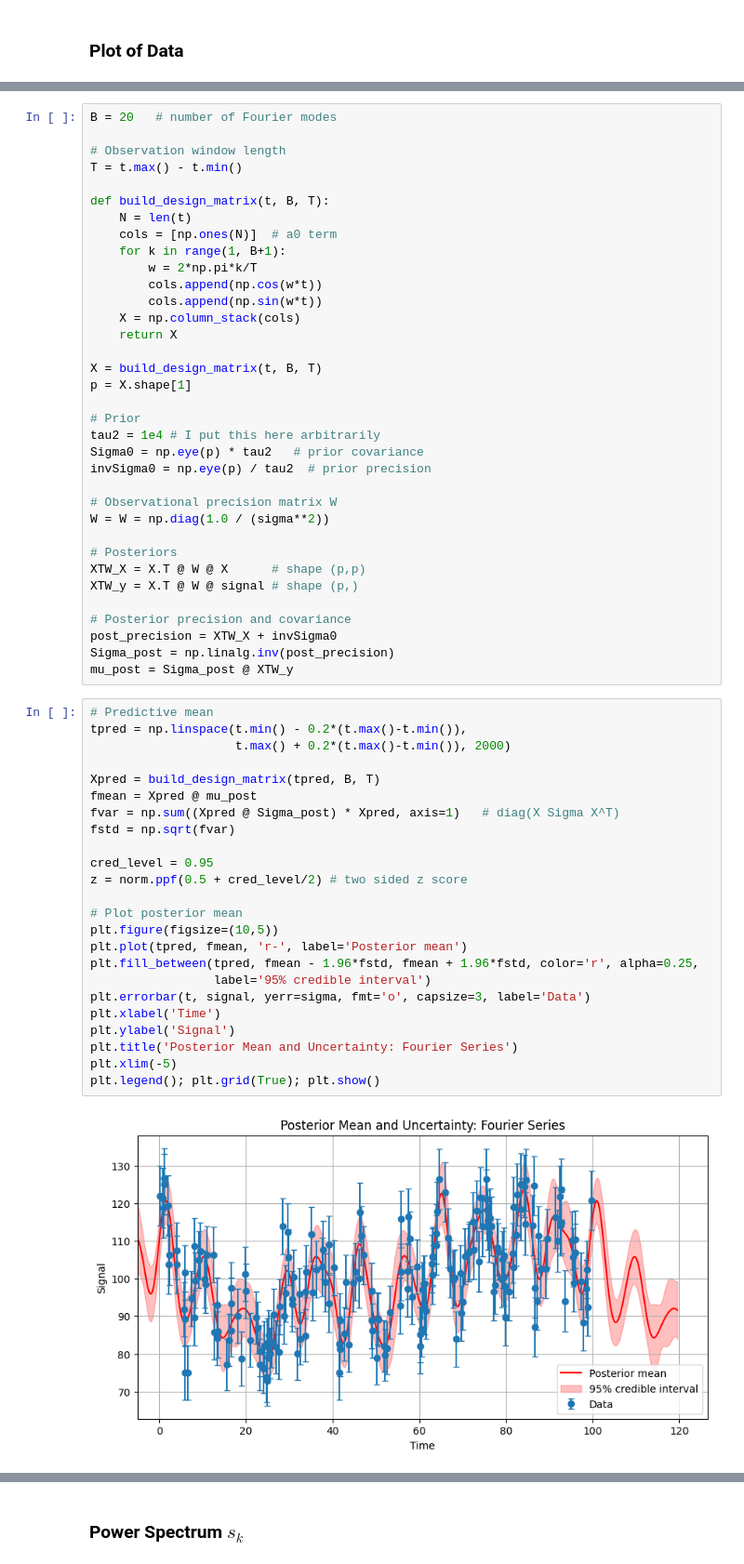
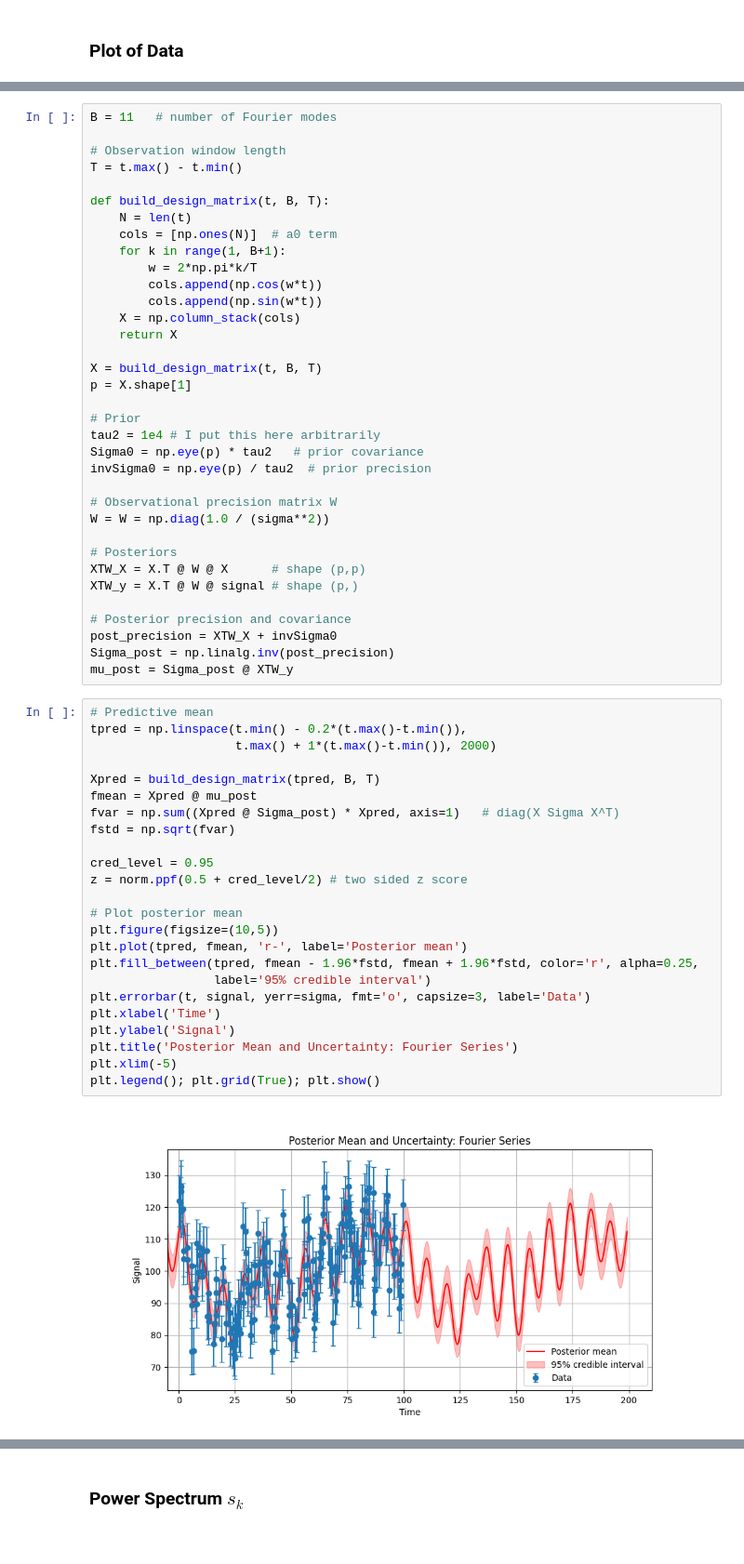
Before and after one commit to dchen10Git/astr-210-final-project, a Jupyter notebook: Project_Fourier_Draft2.ipynb, the cells around one changed output, grey strips where cells are left out. Shown at 93% size. Cells and saved outputs as stored; diff of their text form.

```diff
--- a/Project_Fourier_Draft2.ipynb
+++ b/Project_Fourier_Draft2.ipynb
@@ -161,7 +162,7 @@ Let's place a prior on the Fourier coefficients $\mathbb{a}$. Choosing a Gaussia
 $$\mathbb{a} \mid y \sim \mathcal{N} (\mu_{post}, \Sigma_{post})$$
 where $\mu_{post} = \Sigma_{post} X^\top Wy$ and $\Sigma_{post}=(X^\top WX + \Sigma_0^{-1})^{-1}$. It follows that $$f(t_*) \mid y \sim \mathcal{N}(X_* \mu_{post}, X_* \Sigma_{post} X_*^\top).$$
 # %%
-B = 20   # number of Fourier modes
+B = 11   # number of Fourier modes
 
 # Observation window length
 T = t.max() - t.min()
@@ -198,29 +199,29 @@ mu_post = Sigma_post @ XTW_y
 # %%
 # Predictive mean
 tpred = np.linspace(t.min() - 0.2*(t.max()-t.min()),
-                    t.max() + 0.2*(t.max()-t.min()), 2000)
+                    t.max() + 1*(t.max()-t.min()), 2000)
 
 Xpred = build_design_matrix(tpred, B, T)
 fmean = Xpred @ mu_post
 fvar = np.sum((Xpred @ Sigma_post) * Xpred, axis=1)   # diag(X Sigma X^T)
 fstd = np.sqrt(fvar)
 
 cred_level = 0.95
 z = norm.ppf(0.5 + cred_level/2) # two sided z score
 
 # Plot posterior mean
 plt.figure(figsize=(10,5))
 plt.plot(tpred, fmean, 'r-', label='Posterior mean')
 plt.fill_between(tpred, fmean - 1.96*fstd, fmean + 1.96*fstd, color='r', alpha=0.25,
                  label='95% credible interval')
 plt.errorbar(t, signal, yerr=sigma, fmt='o', capsize=3, label='Data')
 plt.xlabel('Time')
 plt.ylabel('Signal')
 plt.title('Posterior Mean and Uncertainty: Fourier Series')
 plt.xlim(-5)
 plt.legend(); plt.grid(True); plt.show()
 # %% [output]
-[figure, old version]
+[figure, new version]
 # %%
 # just for visualization ;)
 
```
Also changed, not shown: parts of 12 cells of this notebook, 1 other file.
